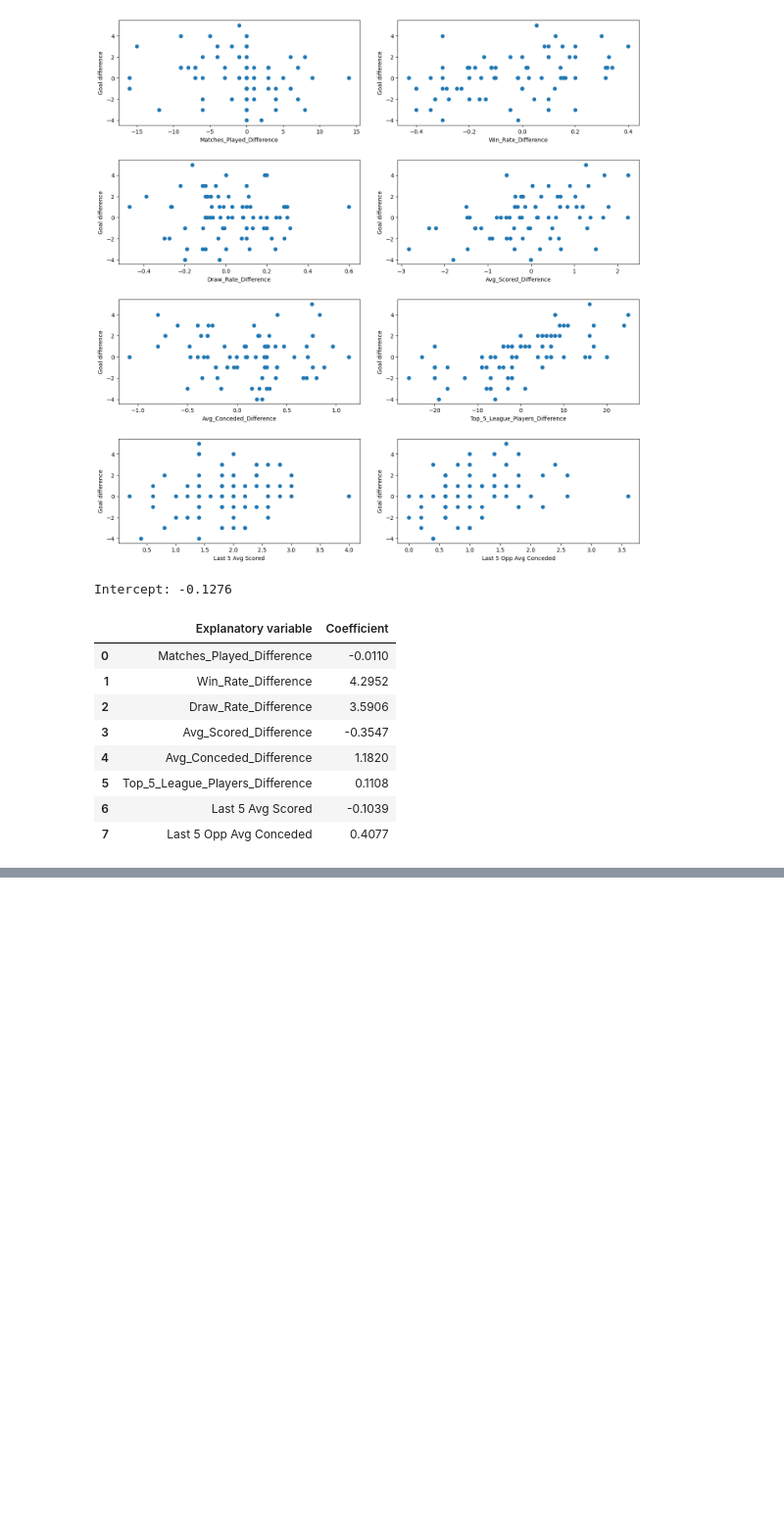
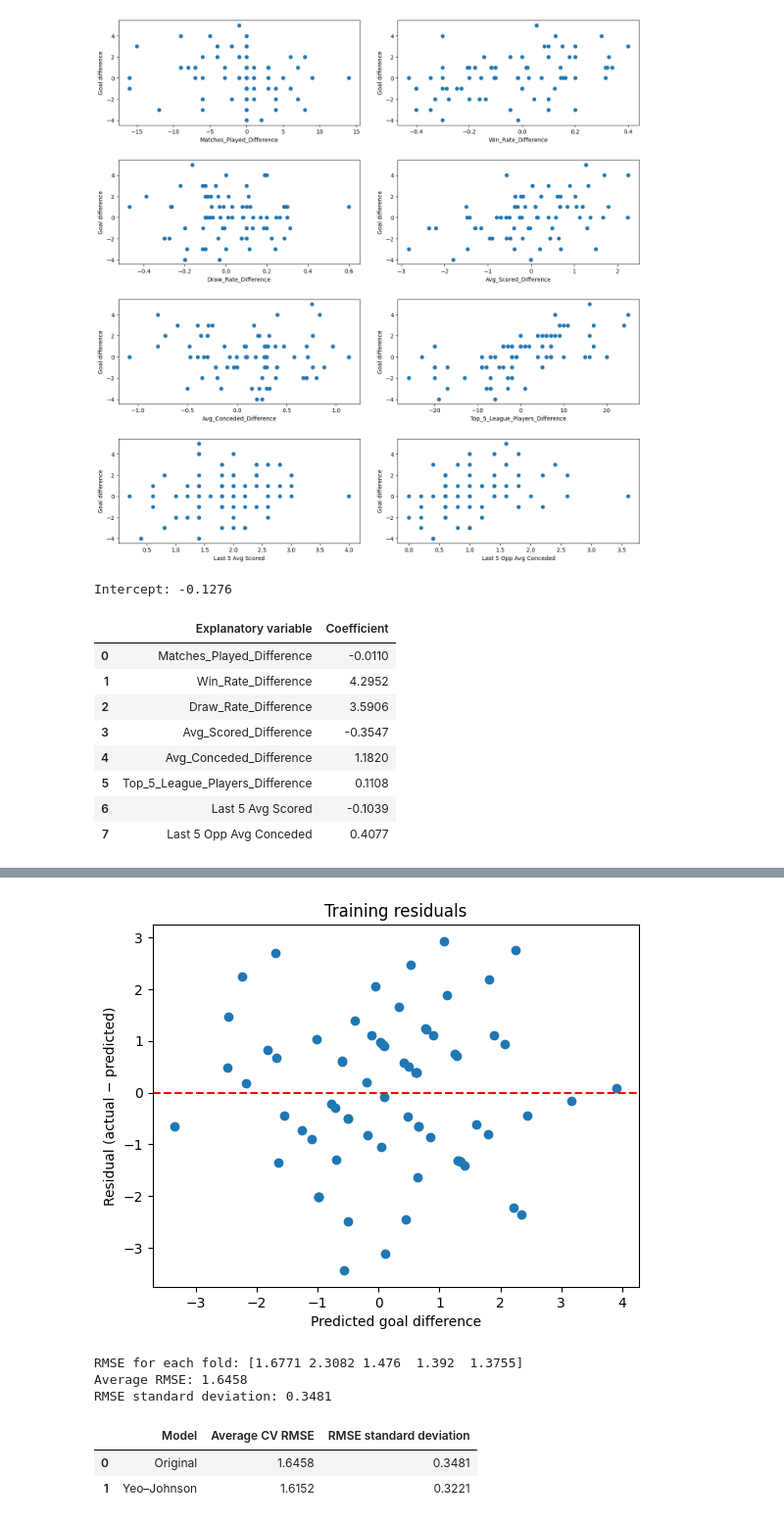
Before and after one commit to ethanwarthold/HIT140_A3, a Jupyter notebook: Linear_Regression_2.1/main.ipynb, the cells around one changed output, grey strips where cells are left out. Shown at 98% size. Drawn from its saved outputs; the diff is of its cells as text; code cells hidden in the pictures; blank space fills up the shorter version.

```diff
--- a/Linear_Regression_2.1/main.ipynb
+++ b/Linear_Regression_2.1/main.ipynb
@@ -312,0 +339,70 @@ Intercept: -0.1276
+# %%
+# Calculating the training residuals: actual minus predicted.
+import matplotlib.pyplot as plt
+
+training_predictions = model.predict(X_train)
+residuals = y_train - training_predictions
+
+plt.scatter(training_predictions, residuals)
+plt.axhline(0, color="red", linestyle="--")
+
+plt.xlabel("Predicted goal difference")
+plt.ylabel("Residual (actual − predicted)")
+plt.title("Training residuals")
+plt.show()
+# %% [output]
+[figure, added]
+# %%
+# Evaluateing the linear regression across five training-data folds
+from sklearn.model_selection import cross_val_score
+
+scores = cross_val_score(
+    LinearRegression(),
+    X_train,
+    y_train,
+    cv=5,
+    scoring="neg_mean_squared_error"
+)
+
+# lets convert each fold's error into RMSE.
+rmse_scores = (-scores) ** 0.5
+
+print("RMSE for each fold:", rmse_scores.round(4))
+print("Average RMSE:", round(rmse_scores.mean(), 4))
+print("RMSE standard deviation:", round(rmse_scores.std(), 4))
+# %% [output]
+RMSE for each fold: [1.6771 2.3082 1.476  1.392  1.3755]
+Average RMSE: 1.6458
+RMSE standard deviation: 0.3481
+# %%
+#comparing it with Yeo–Johnson plus linear regression while using the same folds
+from sklearn.pipeline import make_pipeline
+from sklearn.preprocessing import PowerTransformer
+
+# Fitting the transformation separately inside each fold.
+yj_model = make_pipeline(
+    PowerTransformer(method="yeo-johnson"),
+    LinearRegression()
+)
+
+yj_scores = cross_val_score(
+    yj_model,
+    X_train,
+    y_train,
+    cv=5,
+    scoring="neg_mean_squared_error"
+)
+
+yj_rmse = (-yj_scores) ** 0.5
+
+comparison = pd.DataFrame({
+    "Model": ["Original", "Yeo–Johnson"],
+    "Average CV RMSE": [rmse_scores.mean(), yj_rmse.mean()],
+    "RMSE standard deviation": [rmse_scores.std(), yj_rmse.std()]
+})
+
+comparison.round(4)
+# %% [output]
+|  | Model | Average CV RMSE | RMSE standard deviation |
+| 0 | Original | 1.6458 | 0.3481 |
+| 1 | Yeo–Johnson | 1.6152 | 0.3221 |
```
Also changed, not shown: parts of 6 cells of this notebook, 3 other files.
